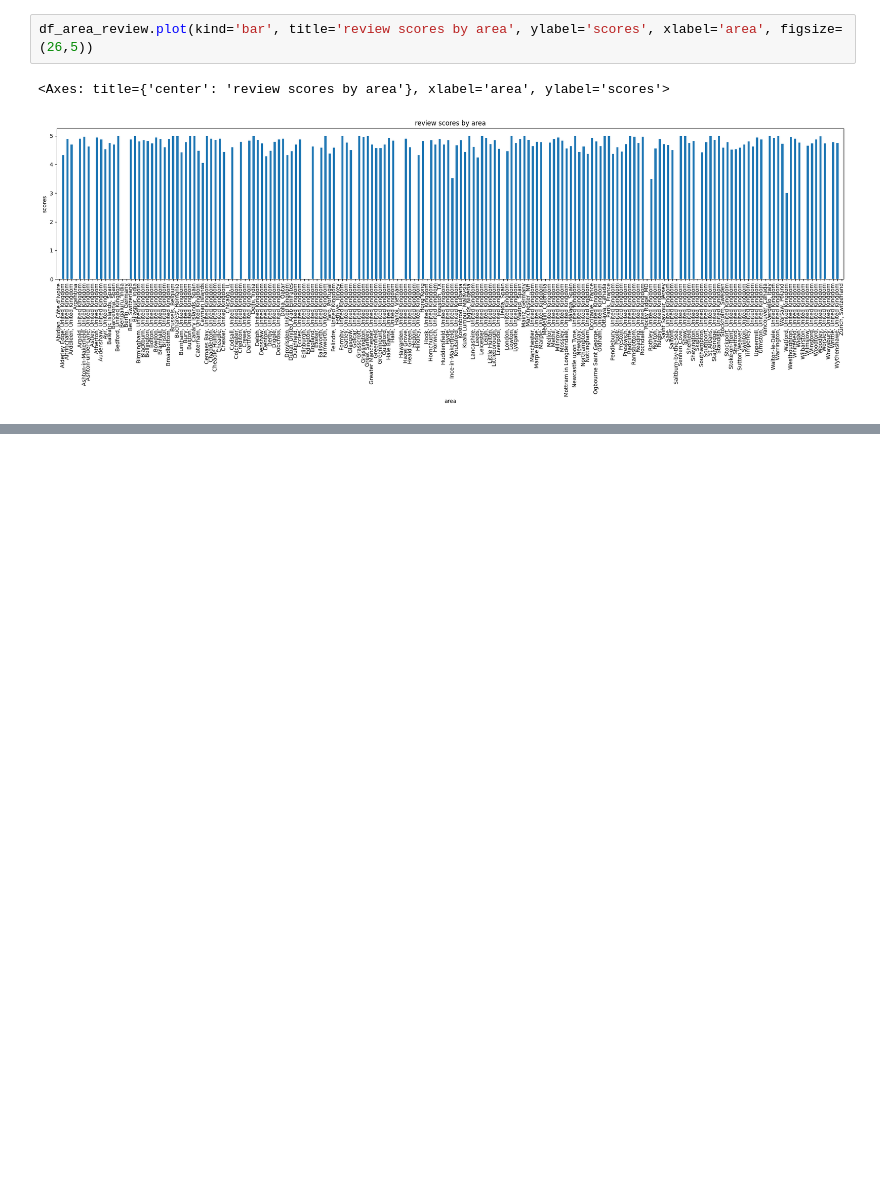
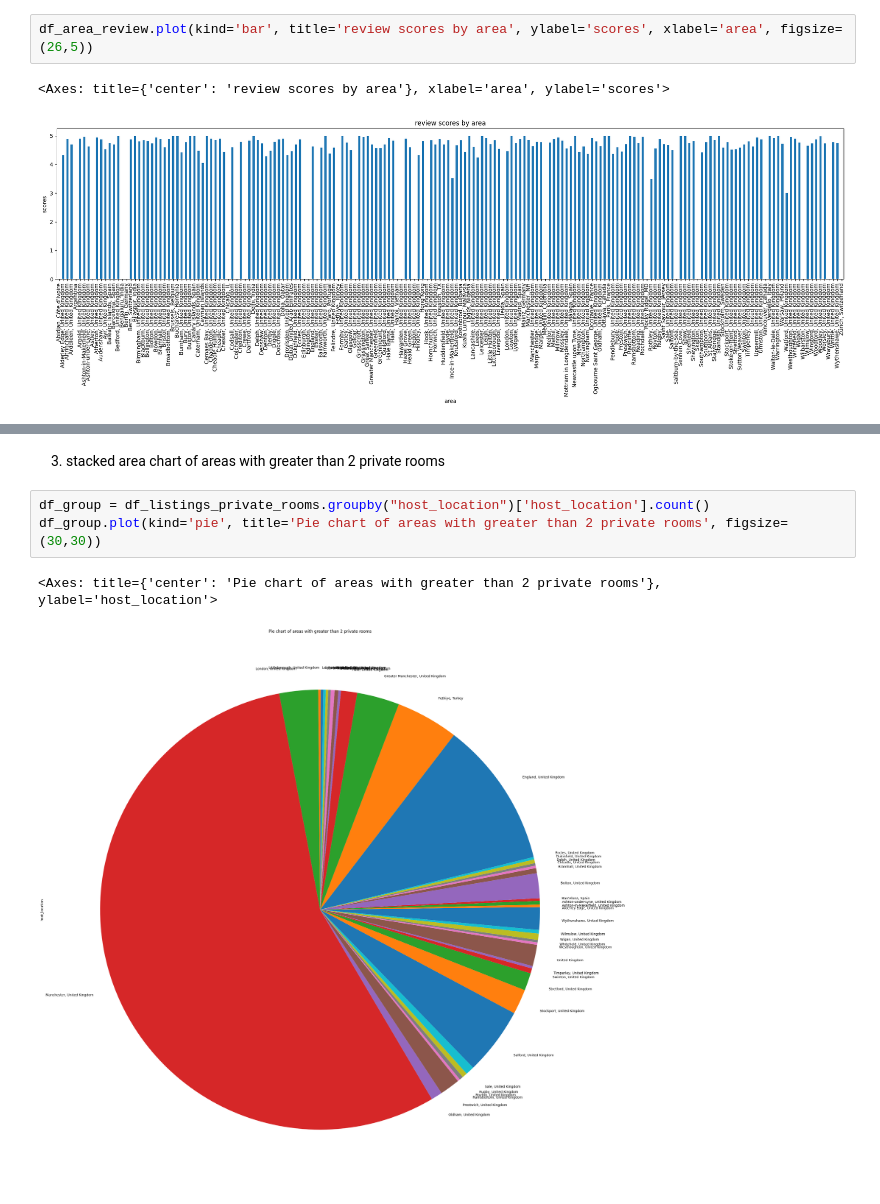
Before and after one commit to dbdesign-students-spring2023/pandas-exploration-juwonkwon, a Jupyter notebook: analysis.ipynb, the cells around one changed output, grey strips where cells are left out. Saved outputs shown, nothing was run; the diff lists cells and outputs as text; blank space fills up the shorter version.

```diff
--- a/analysis.ipynb
+++ b/analysis.ipynb
@@ -190,0 +195,8 @@ df_area_review.plot(kind='bar', title='review scores by area', ylabel='scores',
+# %% [markdown]
+3. stacked area chart of areas with greater than 2 private rooms
+# %%
+df_group = df_listings_private_rooms.groupby("host_location")['host_location'].count()
+df_group.plot(kind='pie', title='Pie chart of areas with greater than 2 private rooms', figsize=(30,30))
+# %% [output]
+<Axes: title={'center': 'Pie chart of areas with greater than 2 private rooms'}, ylabel='host_location'>
+[figure, added]
```
Also changed, not shown: parts of 11 cells of this notebook.
